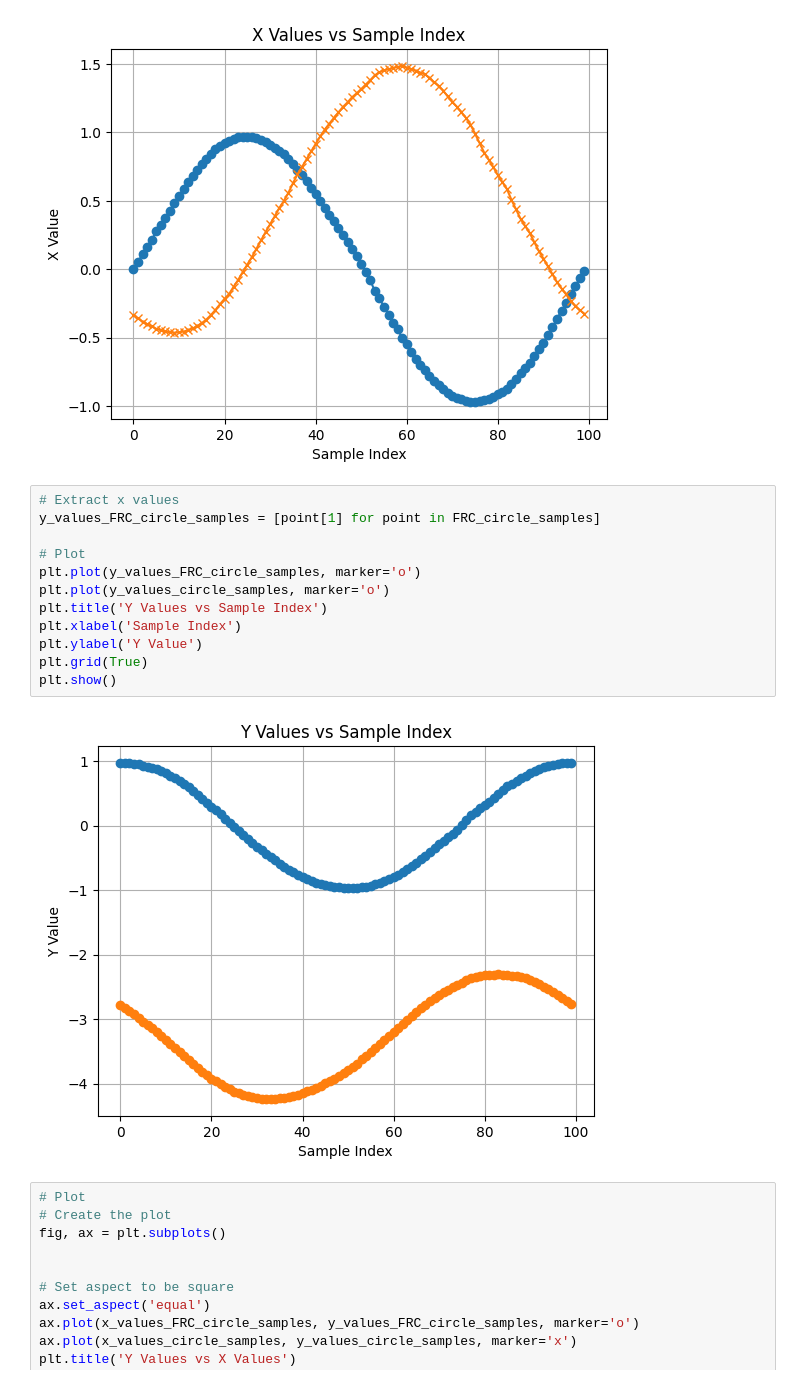
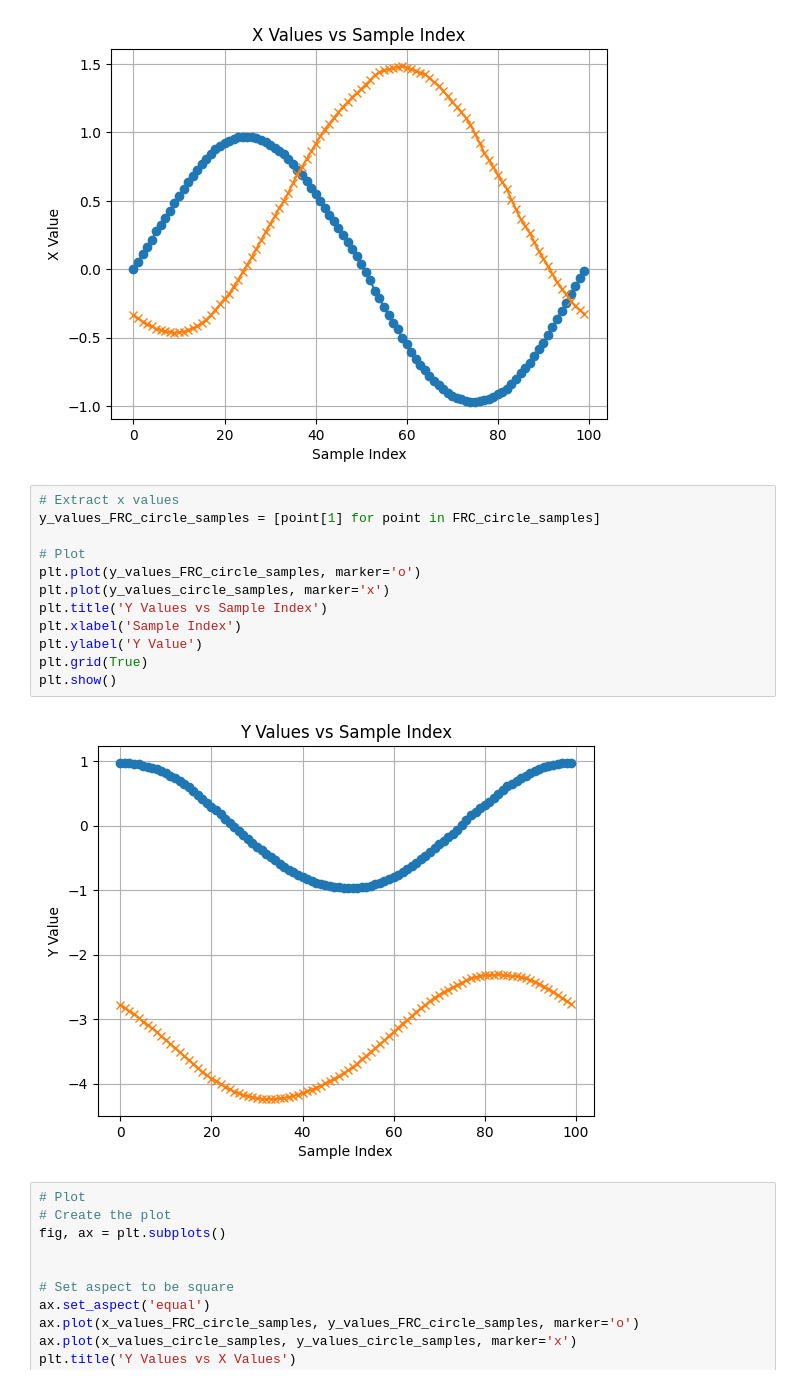
Before and after one commit to Team488/VR_NetworkTables2024, a Jupyter notebook: fieldCalibrateDebug.ipynb, the cells around one changed output. Cells and saved outputs as stored; diff of their text form.

```diff
--- a/fieldCalibrateDebug.ipynb
+++ b/fieldCalibrateDebug.ipynb
@@ -114,17 +114,17 @@ plt.show()
 # %%
 # Extract x values
 y_values_FRC_circle_samples = [point[1] for point in FRC_circle_samples]
 
 # Plot
 plt.plot(y_values_FRC_circle_samples, marker='o')
-plt.plot(y_values_circle_samples, marker='o')
+plt.plot(y_values_circle_samples, marker='x')
 plt.title('Y Values vs Sample Index')
 plt.xlabel('Sample Index')
 plt.ylabel('Y Value')
 plt.grid(True)
 plt.show()
 # %% [output]
-[figure, old version]
+[figure, new version]
 # %%
 # Plot
 # Create the plot
```
Also changed, not shown: parts of 3 cells of this notebook, 2 other files.
